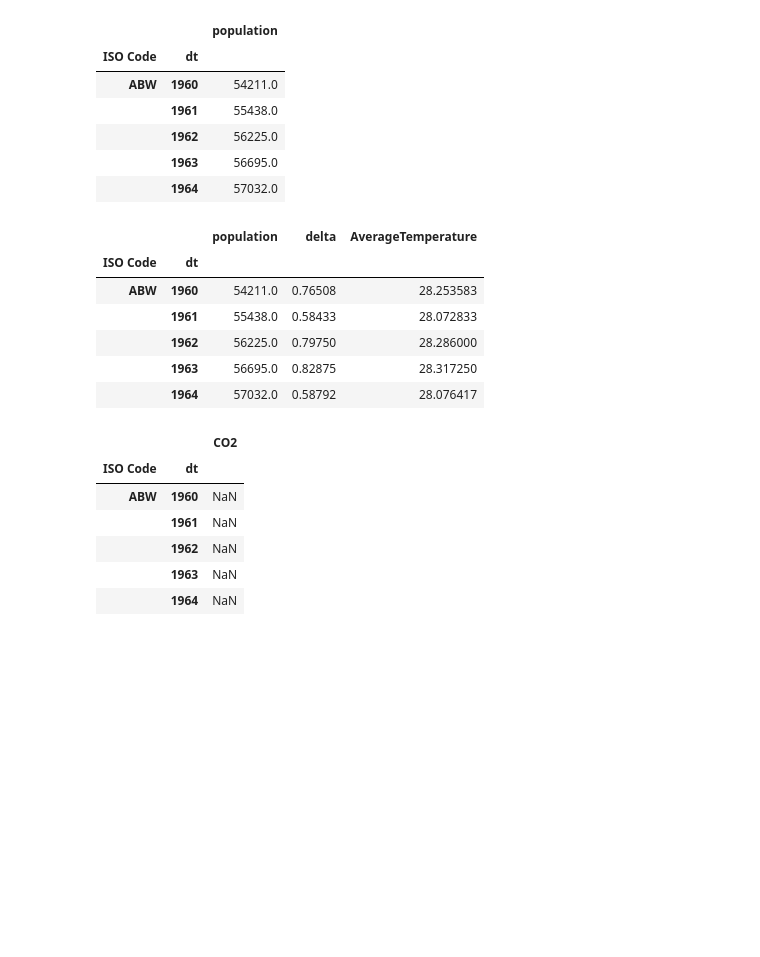
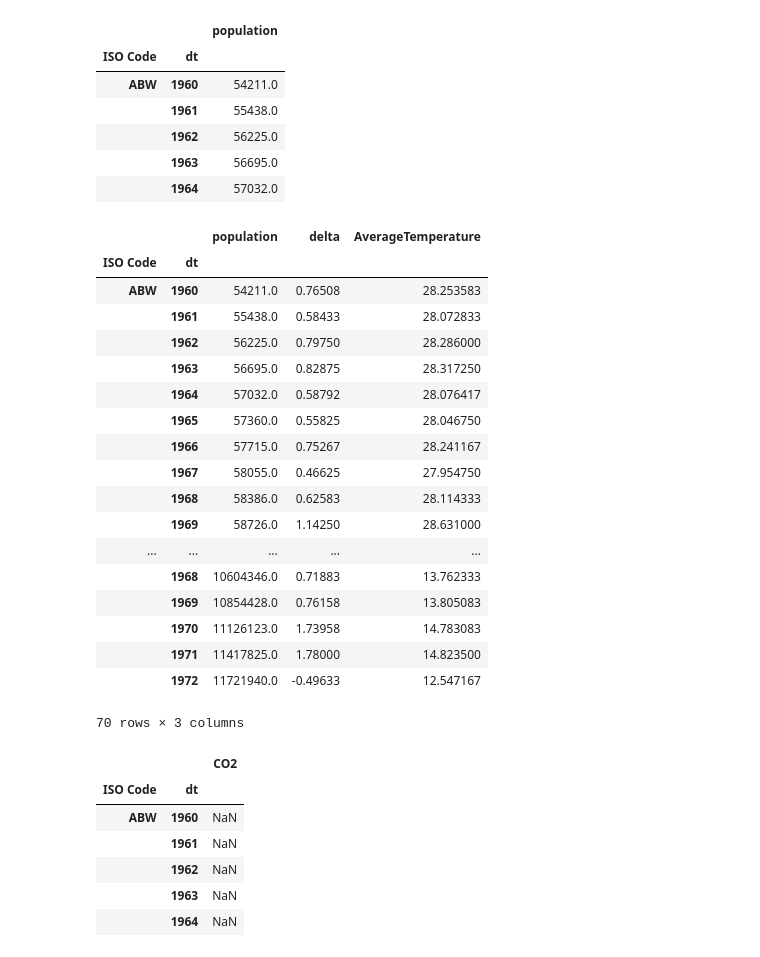
Before and after one commit to cgallay/dataViz, a Jupyter notebook: data/cleaning_data.ipynb, the cells around one changed output. Drawn from its saved outputs; the diff is of its cells as text; code cells hidden in the pictures; blank space fills up the shorter version.

```diff
--- a/data/cleaning_data.ipynb
+++ b/data/cleaning_data.ipynb
@@ -80,15 +80,27 @@ df_melt2.head()
 |  | 1964 | 57032.0 |
 # %%
 df_merged2 = df_melt2.join(df_merged)
-df_merged2.head()
+df_merged2.head(70)
 # %% [output]
 |  |  | population | delta | AverageTemperature |
 | ISO Code | dt |  |  |  |
 | ABW | 1960 | 54211.0 | 0.76508 | 28.253583 |
 |  | 1961 | 55438.0 | 0.58433 | 28.072833 |
 |  | 1962 | 56225.0 | 0.79750 | 28.286000 |
 |  | 1963 | 56695.0 | 0.82875 | 28.317250 |
 |  | 1964 | 57032.0 | 0.58792 | 28.076417 |
+|  | 1965 | 57360.0 | 0.55825 | 28.046750 |
+|  | 1966 | 57715.0 | 0.75267 | 28.241167 |
+|  | 1967 | 58055.0 | 0.46625 | 27.954750 |
+|  | 1968 | 58386.0 | 0.62583 | 28.114333 |
+|  | 1969 | 58726.0 | 1.14250 | 28.631000 |
+| ... | ... | ... | ... | ... |
+|  | 1968 | 10604346.0 | 0.71883 | 13.762333 |
+|  | 1969 | 10854428.0 | 0.76158 | 13.805083 |
+|  | 1970 | 11126123.0 | 1.73958 | 14.783083 |
+|  | 1971 | 11417825.0 | 1.78000 | 14.823500 |
+|  | 1972 | 11721940.0 | -0.49633 | 12.547167 |
+70 rows × 3 columns
 # %%
 df_co2 = pd.read_excel('CO2_country.xls')
 df_co2 = df_co2.dropna(how='all', axis=1)
```
Also changed, not shown: parts of 2 cells of this notebook, 3 other files.
